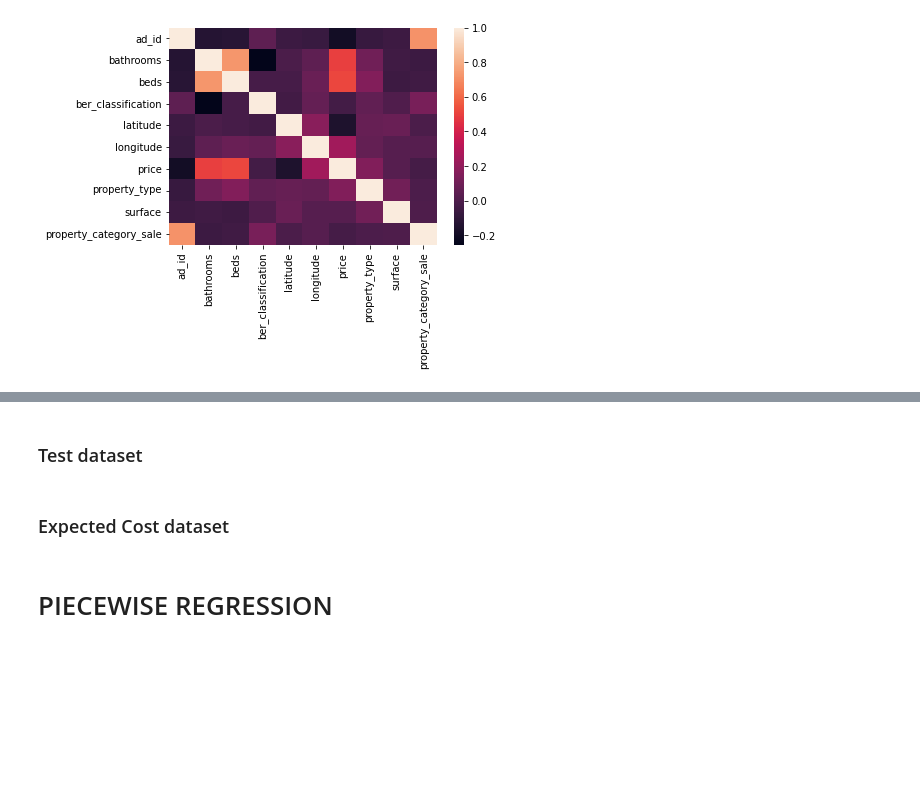
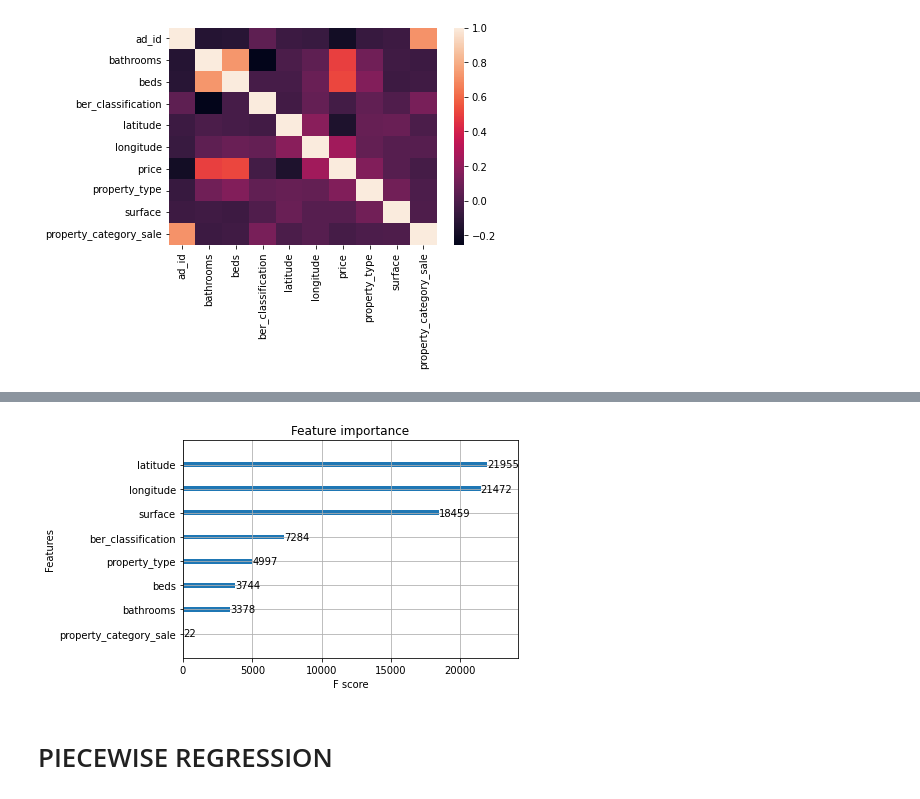
Before and after one commit to rcb2021/ET5003_SEM1_2021-2, a Jupyter notebook: ET5003_Etivity2_RayBeechinor_20201214.ipynb, the cells around one changed output, grey strips where cells are left out. Cells and saved outputs as stored; diff of their text form; code cells hidden in the pictures; blank space fills up the shorter version.

```diff
--- a/ET5003_Etivity2_RayBeechinor_20201214.ipynb
+++ b/ET5003_Etivity2_RayBeechinor_20201214.ipynb
@@ -780,2 +750,0 @@ dftrain.describe()
-# %% [markdown]
-### Test dataset
@@ -788,2 +750,0 @@ dftest.describe()
-# %% [markdown]
-### Expected Cost dataset
@@ -793,3 +751,22 @@ dfcost.describe()
+# %%
+# Try feature selection using XGBoost - see https://machinelearningmastery.com/feature-importance-and-feature-selection-with-xgboost-in-python/
+from xgboost import XGBClassifier
+from xgboost import plot_importance
+from sklearn.model_selection import train_test_split
+
+dfTrainCopy = dftrain.copy()
+dfTrainNoAdId = dfTrainCopy.drop('ad_id', axis=1)
+# For train/test split, 'price' is our label, so drop this when assigning X
+X = dfTrainNoAdId.drop('price',axis=1)
+y = dfTrainNoAdId['price']
+X_train,X_test,y_train,y_test = train_test_split(X, y, test_size=0.3)
+oModel = XGBClassifier()
+oModel.fit(X_train, y_train)
+# plot feature importance
+plot_importance(oModel)
+plt.show()
+# %% [output]
+[figure, added]
 # %% [markdown]
 # PIECEWISE REGRESSION
 # %% [markdown]
```
Also changed, not shown: parts of 47 cells of this notebook.
